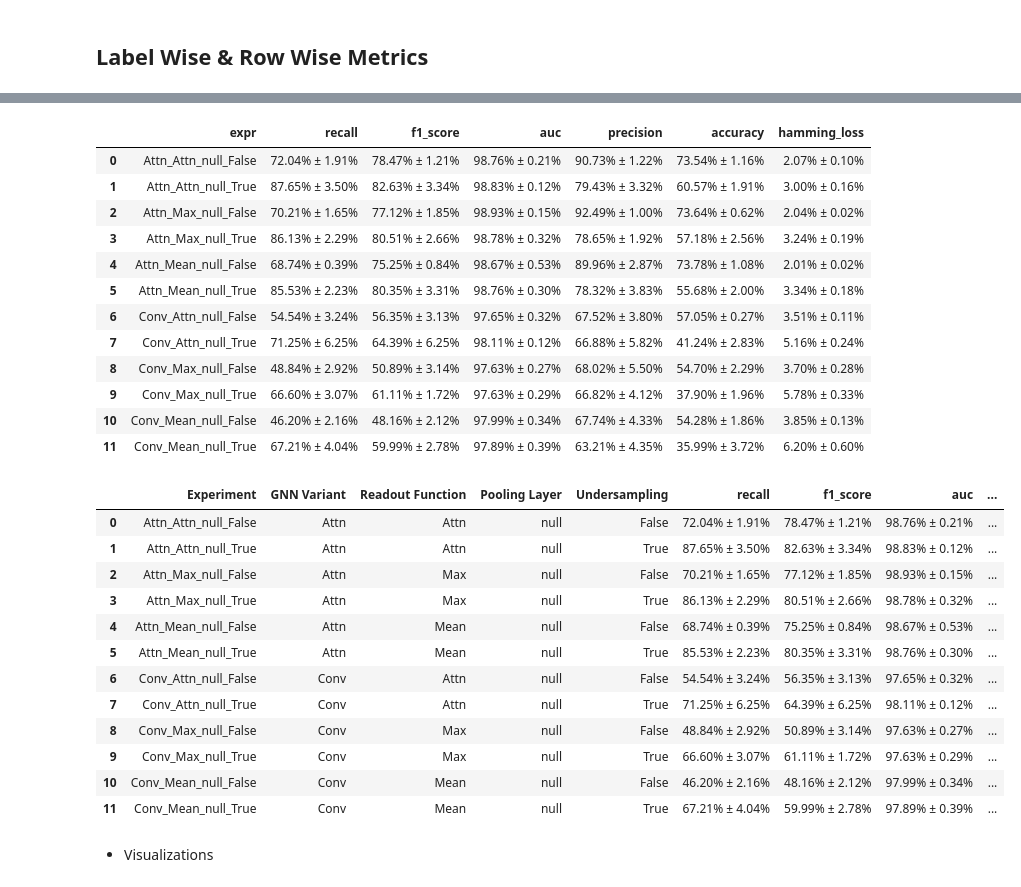
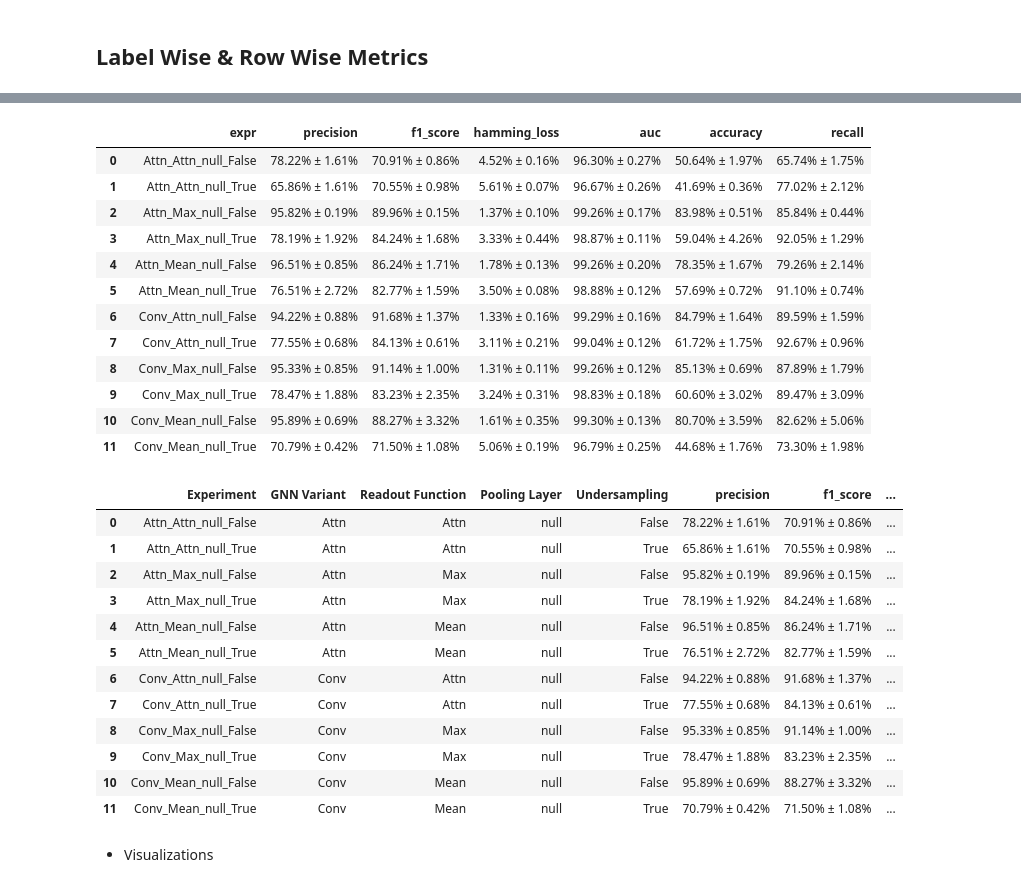
Before and after one commit to abdelnour13/ExMap, a Jupyter notebook: notebooks/Evaluation.ipynb, the cells around one changed output, grey strips where cells are left out. Drawn from its saved outputs; the diff is of its cells as text; code cells hidden in the pictures.

Commit message:
default experiment results

```diff
--- a/notebooks/Evaluation.ipynb
+++ b/notebooks/Evaluation.ipynb
@@ -38,10 +27,10 @@ dir = os.path.join(ROOT_DIR, 'assets', 'articles_classification_results')
 # %% [markdown]
 # Load the results
 # %%
-TASK = 'hierarchical_classification'
-EXPERIMENT = 'sub_dsis'
-CORPUS = 'large'
-EXPERIMENT_DIR = os.path.join(EXPERIMENTS_DIR, TASK, EXPERIMENT)
+# TASK = 'hierarchical_classification'
+EXPERIMENT = 'default'
+CORPUS = 'nantes-uni-2020'
+EXPERIMENT_DIR = os.path.join(EXPERIMENTS_DIR, EXPERIMENT)
 RESULTS_DIR = os.path.join(EXPERIMENT_DIR, 'results')
 HISTORY_PATH = os.path.join(EXPERIMENT_DIR, 'history.csv')
 CONFIG_PATH = os.path.join(EXPERIMENT_DIR, 'config.json')
@@ -103 +76,11 @@ Loading prexisting split.
+# %%
+config = Config(experiment='default')
+trainer = Trainer(experiment=config.experiment, config=config.training_config)
+configs = trainer.get_configs()
+# %%
+data = trainer.load_data()
+data = trainer.filter_data(data)
+data = trainer.keep_largest_cc(data) if trainer.config.keep_largest_cc else data
+data.split = trainer.create_or_load_split(data)
+data.articles.split = data.split
 # %%
@@ -331,41 +312,41 @@ row_wise_metrics_agg,row_wise_metrics = get_row_wise_metrics(data.articles, resu
 metrics = display_mean_std_df(row_wise_metrics_agg)
 metrics
 # %% [output]
-|  | expr | recall | f1_score | auc | precision | accuracy | hamming_loss |
-| 0 | Attn_Attn_null_False | 72.04% ± 1.91% | 78.47% ± 1.21% | 98.76% ± 0.21% | 90.73% ± 1.22% | 73.54% ± 1.16% | 2.07% ± 0.10% |
-| 1 | Attn_Attn_null_True | 87.65% ± 3.50% | 82.63% ± 3.34% | 98.83% ± 0.12% | 79.43% ± 3.32% | 60.57% ± 1.91% | 3.00% ± 0.16% |
-| 2 | Attn_Max_null_False | 70.21% ± 1.65% | 77.12% ± 1.85% | 98.93% ± 0.15% | 92.49% ± 1.00% | 73.64% ± 0.62% | 2.04% ± 0.02% |
-| 3 | Attn_Max_null_True | 86.13% ± 2.29% | 80.51% ± 2.66% | 98.78% ± 0.32% | 78.65% ± 1.92% | 57.18% ± 2.56% | 3.24% ± 0.19% |
-| 4 | Attn_Mean_null_False | 68.74% ± 0.39% | 75.25% ± 0.84% | 98.67% ± 0.53% | 89.96% ± 2.87% | 73.78% ± 1.08% | 2.01% ± 0.02% |
-| 5 | Attn_Mean_null_True | 85.53% ± 2.23% | 80.35% ± 3.31% | 98.76% ± 0.30% | 78.32% ± 3.83% | 55.68% ± 2.00% | 3.34% ± 0.18% |
-| 6 | Conv_Attn_null_False | 54.54% ± 3.24% | 56.35% ± 3.13% | 97.65% ± 0.32% | 67.52% ± 3.80% | 57.05% ± 0.27% | 3.51% ± 0.11% |
-| 7 | Conv_Attn_null_True | 71.25% ± 6.25% | 64.39% ± 6.25% | 98.11% ± 0.12% | 66.88% ± 5.82% | 41.24% ± 2.83% | 5.16% ± 0.24% |
-| 8 | Conv_Max_null_False | 48.84% ± 2.92% | 50.89% ± 3.14% | 97.63% ± 0.27% | 68.02% ± 5.50% | 54.70% ± 2.29% | 3.70% ± 0.28% |
-| 9 | Conv_Max_null_True | 66.60% ± 3.07% | 61.11% ± 1.72% | 97.63% ± 0.29% | 66.82% ± 4.12% | 37.90% ± 1.96% | 5.78% ± 0.33% |
-| 10 | Conv_Mean_null_False | 46.20% ± 2.16% | 48.16% ± 2.12% | 97.99% ± 0.34% | 67.74% ± 4.33% | 54.28% ± 1.86% | 3.85% ± 0.13% |
-| 11 | Conv_Mean_null_True | 67.21% ± 4.04% | 59.99% ± 2.78% | 97.89% ± 0.39% | 63.21% ± 4.35% | 35.99% ± 3.72% | 6.20% ± 0.60% |
+|  | expr | precision | f1_score | hamming_loss | auc | accuracy | recall |
+| 0 | Attn_Attn_null_False | 78.22% ± 1.61% | 70.91% ± 0.86% | 4.52% ± 0.16% | 96.30% ± 0.27% | 50.64% ± 1.97% | 65.74% ± 1.75% |
+| 1 | Attn_Attn_null_True | 65.86% ± 1.61% | 70.55% ± 0.98% | 5.61% ± 0.07% | 96.67% ± 0.26% | 41.69% ± 0.36% | 77.02% ± 2.12% |
+| 2 | Attn_Max_null_False | 95.82% ± 0.19% | 89.96% ± 0.15% | 1.37% ± 0.10% | 99.26% ± 0.17% | 83.98% ± 0.51% | 85.84% ± 0.44% |
+| 3 | Attn_Max_null_True | 78.19% ± 1.92% | 84.24% ± 1.68% | 3.33% ± 0.44% | 98.87% ± 0.11% | 59.04% ± 4.26% | 92.05% ± 1.29% |
+| 4 | Attn_Mean_null_False | 96.51% ± 0.85% | 86.24% ± 1.71% | 1.78% ± 0.13% | 99.26% ± 0.20% | 78.35% ± 1.67% | 79.26% ± 2.14% |
+| 5 | Attn_Mean_null_True | 76.51% ± 2.72% | 82.77% ± 1.59% | 3.50% ± 0.08% | 98.88% ± 0.12% | 57.69% ± 0.72% | 91.10% ± 0.74% |
+| 6 | Conv_Attn_null_False | 94.22% ± 0.88% | 91.68% ± 1.37% | 1.33% ± 0.16% | 99.29% ± 0.16% | 84.79% ± 1.64% | 89.59% ± 1.59% |
+| 7 | Conv_Attn_null_True | 77.55% ± 0.68% | 84.13% ± 0.61% | 3.11% ± 0.21% | 99.04% ± 0.12% | 61.72% ± 1.75% | 92.67% ± 0.96% |
+| 8 | Conv_Max_null_False | 95.33% ± 0.85% | 91.14% ± 1.00% | 1.31% ± 0.11% | 99.26% ± 0.12% | 85.13% ± 0.69% | 87.89% ± 1.79% |
+| 9 | Conv_Max_null_True | 78.47% ± 1.88% | 83.23% ± 2.35% | 3.24% ± 0.31% | 98.83% ± 0.18% | 60.60% ± 3.02% | 89.47% ± 3.09% |
+| 10 | Conv_Mean_null_False | 95.89% ± 0.69% | 88.27% ± 3.32% | 1.61% ± 0.35% | 99.30% ± 0.13% | 80.70% ± 3.59% | 82.62% ± 5.06% |
+| 11 | Conv_Mean_null_True | 70.79% ± 0.42% | 71.50% ± 1.08% | 5.06% ± 0.19% | 96.79% ± 0.25% | 44.68% ± 1.76% | 73.30% ± 1.98% |
 # %%
 hparams = metrics.apply(lambda x : pd.Series(get_experiment_params(x['expr'])), axis = 1)
-metrics = hparams.join(metrics)
+metrics = hparams.join(metrics, lsuffix="hparams")
 metrics['Experiment'] = metrics['expr']
 metrics = metrics.drop(columns = ['expr'])
 metrics = metrics[[metrics.columns[-1], *metrics.columns[:-1]]]
-metrics.to_excel(os.path.join(dir, "hierarchical_teams_metrics.xlsx"), index = False)
+# metrics.to_csv(os.path.join(dir, "hierarchical_teams_metrics.xlsx"), index = False)
 metrics
 # %% [output]
-|  | Experiment | GNN Variant | Readout Function | Pooling Layer | Undersampling | recall | f1_score | auc | ... |
-| 0 | Attn_Attn_null_False | Attn | Attn | null | False | 72.04% ± 1.91% | 78.47% ± 1.21% | 98.76% ± 0.21% | ... |
-| 1 | Attn_Attn_null_True | Attn | Attn | null | True | 87.65% ± 3.50% | 82.63% ± 3.34% | 98.83% ± 0.12% | ... |
-| 2 | Attn_Max_null_False | Attn | Max | null | False | 70.21% ± 1.65% | 77.12% ± 1.85% | 98.93% ± 0.15% | ... |
-| 3 | Attn_Max_null_True | Attn | Max | null | True | 86.13% ± 2.29% | 80.51% ± 2.66% | 98.78% ± 0.32% | ... |
-| 4 | Attn_Mean_null_False | Attn | Mean | null | False | 68.74% ± 0.39% | 75.25% ± 0.84% | 98.67% ± 0.53% | ... |
-| 5 | Attn_Mean_null_True | Attn | Mean | null | True | 85.53% ± 2.23% | 80.35% ± 3.31% | 98.76% ± 0.30% | ... |
-| 6 | Conv_Attn_null_False | Conv | Attn | null | False | 54.54% ± 3.24% | 56.35% ± 3.13% | 97.65% ± 0.32% | ... |
-| 7 | Conv_Attn_null_True | Conv | Attn | null | True | 71.25% ± 6.25% | 64.39% ± 6.25% | 98.11% ± 0.12% | ... |
-| 8 | Conv_Max_null_False | Conv | Max | null | False | 48.84% ± 2.92% | 50.89% ± 3.14% | 97.63% ± 0.27% | ... |
-| 9 | Conv_Max_null_True | Conv | Max | null | True | 66.60% ± 3.07% | 61.11% ± 1.72% | 97.63% ± 0.29% | ... |
-| 10 | Conv_Mean_null_False | Conv | Mean | null | False | 46.20% ± 2.16% | 48.16% ± 2.12% | 97.99% ± 0.34% | ... |
-| 11 | Conv_Mean_null_True | Conv | Mean | null | True | 67.21% ± 4.04% | 59.99% ± 2.78% | 97.89% ± 0.39% | ... |
+|  | Experiment | GNN Variant | Readout Function | Pooling Layer | Undersampling | precision | f1_score | ... |
+| 0 | Attn_Attn_null_False | Attn | Attn | null | False | 78.22% ± 1.61% | 70.91% ± 0.86% | ... |
+| 1 | Attn_Attn_null_True | Attn | Attn | null | True | 65.86% ± 1.61% | 70.55% ± 0.98% | ... |
+| 2 | Attn_Max_null_False | Attn | Max | null | False | 95.82% ± 0.19% | 89.96% ± 0.15% | ... |
+| 3 | Attn_Max_null_True | Attn | Max | null | True | 78.19% ± 1.92% | 84.24% ± 1.68% | ... |
+| 4 | Attn_Mean_null_False | Attn | Mean | null | False | 96.51% ± 0.85% | 86.24% ± 1.71% | ... |
+| 5 | Attn_Mean_null_True | Attn | Mean | null | True | 76.51% ± 2.72% | 82.77% ± 1.59% | ... |
+| 6 | Conv_Attn_null_False | Conv | Attn | null | False | 94.22% ± 0.88% | 91.68% ± 1.37% | ... |
+| 7 | Conv_Attn_null_True | Conv | Attn | null | True | 77.55% ± 0.68% | 84.13% ± 0.61% | ... |
+| 8 | Conv_Max_null_False | Conv | Max | null | False | 95.33% ± 0.85% | 91.14% ± 1.00% | ... |
+| 9 | Conv_Max_null_True | Conv | Max | null | True | 78.47% ± 1.88% | 83.23% ± 2.35% | ... |
+| 10 | Conv_Mean_null_False | Conv | Mean | null | False | 95.89% ± 0.69% | 88.27% ± 3.32% | ... |
+| 11 | Conv_Mean_null_True | Conv | Mean | null | True | 70.79% ± 0.42% | 71.50% ± 1.08% | ... |
 # %% [markdown]
 - Visualizations
 # %%
```
Also changed, not shown: parts of 11 cells of this notebook, 9 other files.
